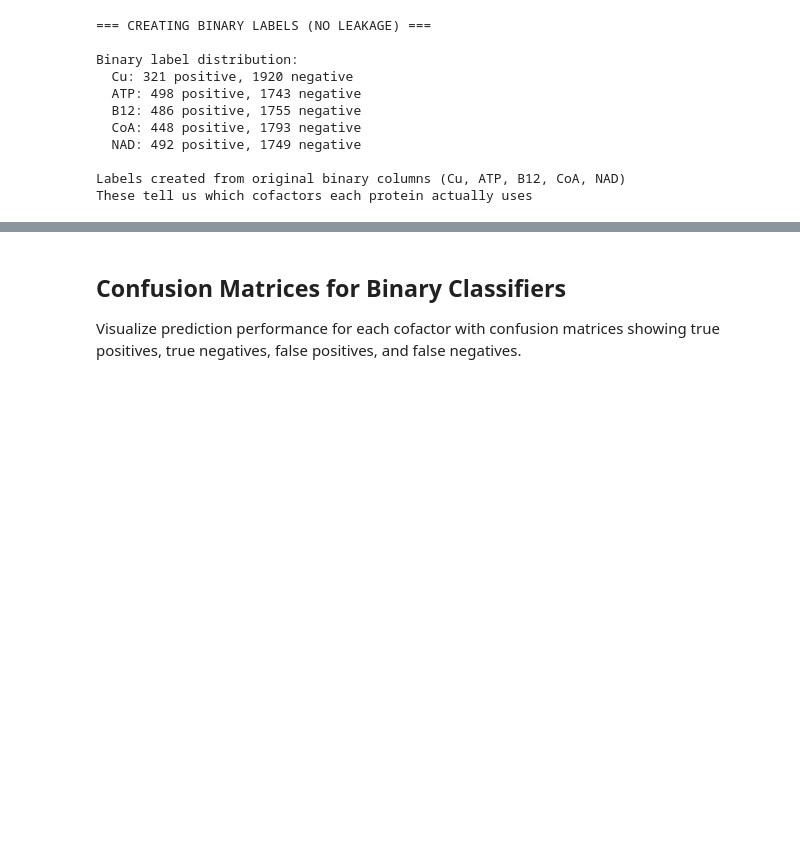
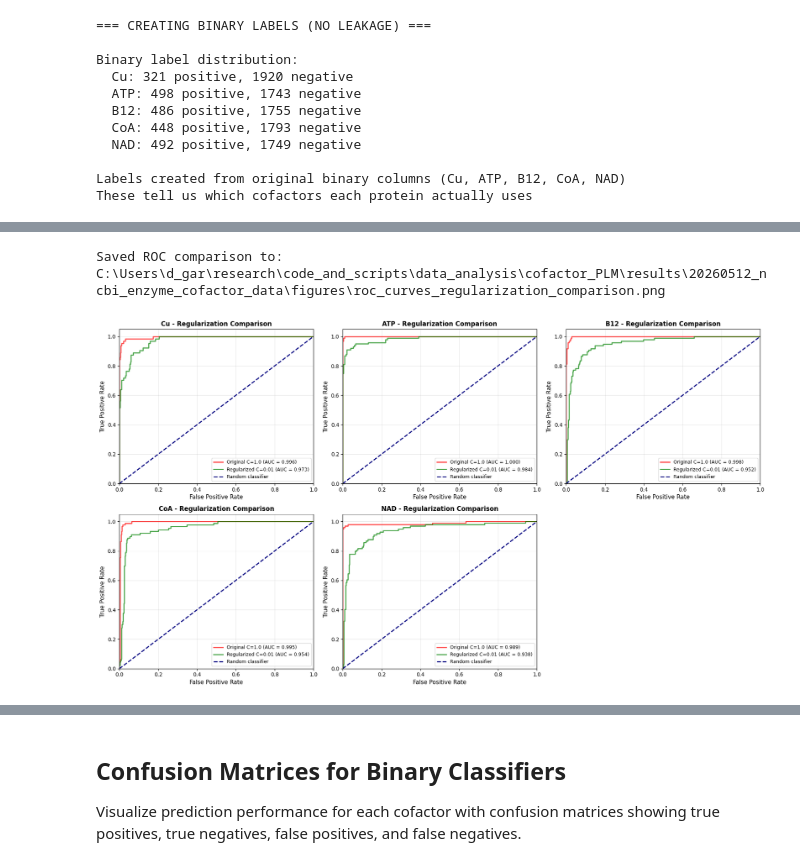
Before and after one commit to DGarciaLab/PLM_cofactor_prediction, a Jupyter notebook: protein_cofactor_prediction_V1.ipynb, the cells around one changed output, grey strips where cells are left out. Saved outputs shown, nothing was run; the diff lists cells and outputs as text; code cells hidden in the pictures; blank space fills up the shorter version.

```diff
--- a/protein_cofactor_prediction_V1.ipynb
+++ b/protein_cofactor_prediction_V1.ipynb
@@ -335,6 +810,17 @@ print("=== CREATING BINARY LABELS (NO LEAKAGE) ===\n")
 
 # Use the dynamically detected cofactor columns
 cofactor_names = cofactor_cols
+
+# Ensure df_raw is available (it should be from checkpoint loading)
+if 'df_raw' not in dir():
+    print("Loading df_raw from checkpoint...")
+    checkpoint_file_raw = os.path.join(CHECKPOINT_DIR, "01_data_loaded.pkl")
+    if os.path.exists(checkpoint_file_raw):
+        with open(checkpoint_file_raw, 'rb') as f:
+            checkpoint_data = pickle.load(f)
+        df_raw = checkpoint_data['df_raw']
+    else:
+        raise ValueError("df_raw not found. Please run the data loading cell first.")
 
 binary_labels = {}
 for cofactor in cofactor_names:
@@ -480,0 +1221,67 @@ NAD: Acc=0.986, F1=0.968
+# %%
+# Compare ROC curves: Original vs Regularized models
+
+from sklearn.metrics import roc_curve, auc
+
+n_cofactors = len(cofactor_names)
+n_cols = min(3, n_cofactors)
+n_rows = int(np.ceil(n_cofactors / n_cols))
+
+fig, axes = plt.subplots(n_rows, n_cols, figsize=(6*n_cols, 5*n_rows))
+if n_cofactors == 1:
+    axes = np.array([axes])
+axes = axes.flatten()
+
+for idx, cofactor in enumerate(cofactor_names):
+    # Original model (C=1.0)
+    orig_fpr = roc_data[cofactor]['fpr']
+    orig_tpr = roc_data[cofactor]['tpr']
+    orig_auc = roc_data[cofactor]['auc']
+
+    # Regularized model (C=0.01)
+    reg_results = regularized_results[cofactor]
+    reg_fpr, reg_tpr, _ = roc_curve(reg_results['y_test'], reg_results['y_proba'])
+    reg_auc = auc(reg_fpr, reg_tpr)
+
+    # Plot both curves
+    axes[idx].plot(orig_fpr, orig_tpr, color='red', lw=2, alpha=0.7,
+                   label=f'Original C=1.0 (AUC = {orig_auc:.3f})')
+    axes[idx].plot(reg_fpr, reg_tpr, color='green', lw=2, alpha=0.7,
+                   label=f'Regularized C=0.01 (AUC = {reg_auc:.3f})')
+    axes[idx].plot([0, 1], [0, 1], color='navy', lw=2, linestyle='--',
+                   label='Random classifier')
+
+    axes[idx].set_xlim([0.0, 1.0])
+    axes[idx].set_ylim([0.0, 1.05])
+    axes[idx].set_xlabel('False Positive Rate', fontsize=11)
+    axes[idx].set_ylabel('True Positive Rate', fontsize=11)
+    axes[idx].set_title(f'{cofactor} - Regularization Comparison',
+                       fontsize=12, fontweight='bold')
+    axes[idx].legend(loc="lower right", fontsize=9)
+    axes[idx].grid(alpha=0.3)
+
+# Hide extra subplots
+for idx in range(n_cofactors, len(axes)):
+    axes[idx].axis('off')
+
+plt.tight_layout()
+
+# Save figure
+comparison_path = os.path.join(FIGURES_DIR, "roc_curves_regularization_comparison.png")
+plt.savefig(comparison_path, dpi=300, bbox_inches='tight')
+print(f"Saved ROC comparison to: {comparison_path}")
+
+plt.show()
+
+print("\n" + "=" * 80)
+print("VISUAL INTERPRETATION:")
+print("=" * 80)
+print("🔴 RED (Original C=1.0): Near-perfect curves suggest overfitting")
+print("🟢 GREEN (Regularized C=0.01): More realistic curves, still excellent performance")
+print("\nThe green curves show the regularized models still achieve strong")
+print("discrimination (AUC > 0.93), confirming the ESM2 embeddings capture")
+print("genuine biological signals for cofactor binding, not just memorization.")
+print("\nRecommendation: Use the regularized models (C=0.01) for predictions on new proteins.")
+# %% [output]
+Saved ROC comparison to: C:\Users\d_gar\research\code_and_scripts\data_analysis\cofactor_PLM\results\20260512_ncbi_enzyme_cofactor_data\figures\roc_curves_regularization_comparison.png
+[figure, added]
```
Also changed, not shown: parts of 30 cells of this notebook, 3 other files.
